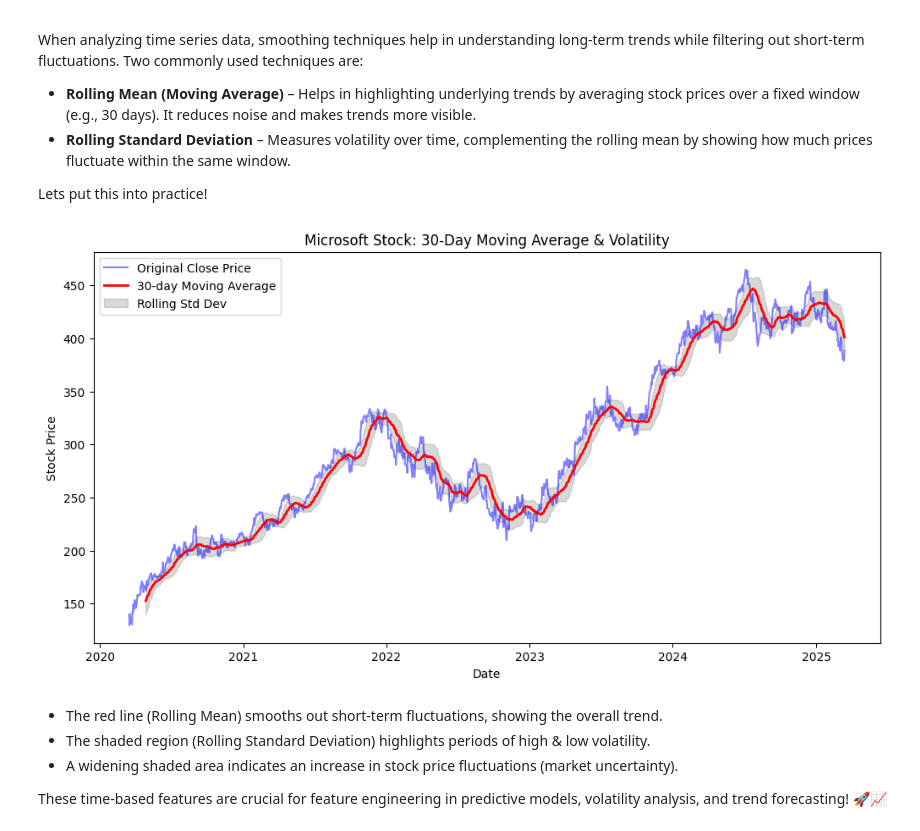
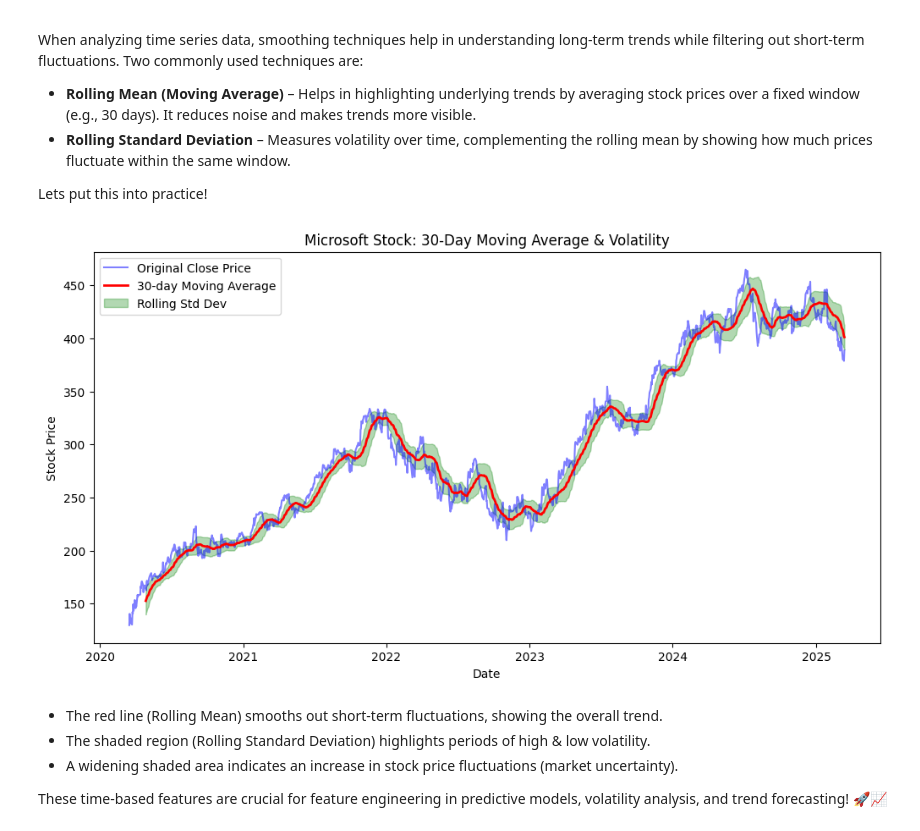
Before and after one commit to Bestine/DSAI-course, a Jupyter notebook: module-2/01-Time_Series_Feature_Extraction.ipynb, the cells around one changed output. Cells and saved outputs as stored; diff of their text form; code cells hidden in the pictures.

```diff
--- a/module-2/01-Time_Series_Feature_Extraction.ipynb
+++ b/module-2/01-Time_Series_Feature_Extraction.ipynb
@@ -350,18 +348,18 @@ msft_df["Rolling Std"] = msft_df["Close"].rolling(window=30).std()
 # %%
 # Plot the results
 plt.figure(figsize=(12, 6))
 plt.plot(msft_df.index, msft_df["Close"], label="Original Close Price", color="blue", alpha=0.5)
 plt.plot(msft_df.index, msft_df["Rolling Mean"], label="30-day Moving Average", color="red", linewidth=2)
 plt.fill_between(msft_df.index, msft_df["Rolling Mean"] - msft_df["Rolling Std"],
-                 msft_df["Rolling Mean"] + msft_df["Rolling Std"], color='gray', alpha=0.3, label="Rolling Std Dev")
+                 msft_df["Rolling Mean"] + msft_df["Rolling Std"], color='green', alpha=0.3, label="Rolling Std Dev")
 
 plt.title("Microsoft Stock: 30-Day Moving Average & Volatility")
 plt.xlabel("Date")
 plt.ylabel("Stock Price")
 plt.legend()
 plt.show()
 # %% [output]
-[figure, old version]
+[figure, new version]
 # %% [markdown]
 - The red line (Rolling Mean) smooths out short-term fluctuations, showing the overall trend.
 - The shaded region (Rolling Standard Deviation) highlights periods of high & low volatility.
```
Also changed, not shown: parts of 2 cells of this notebook, 22 other files.
